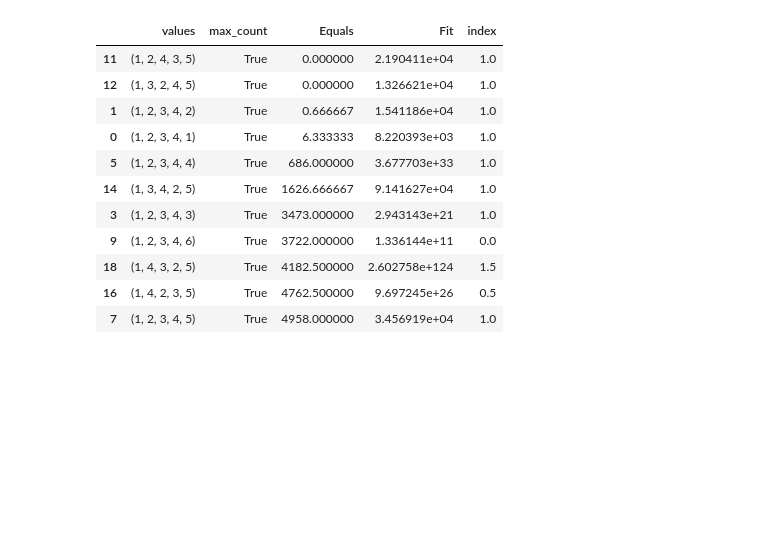
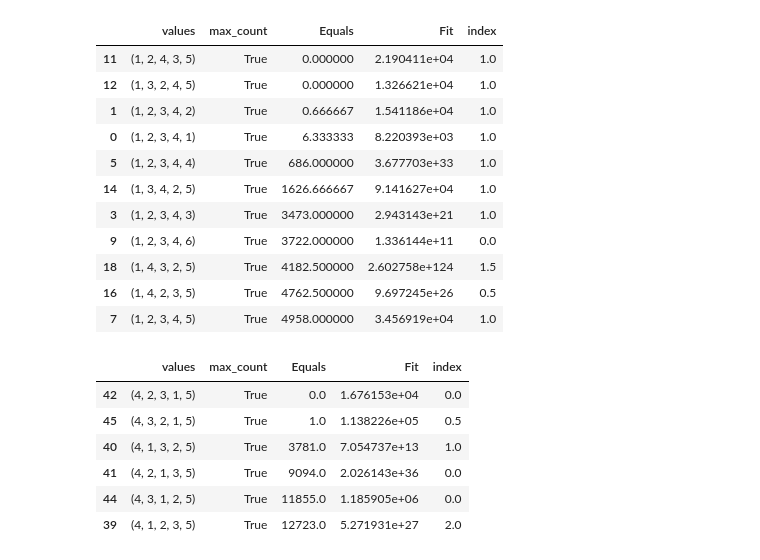
Before and after one commit to alzh9000/avida, a Jupyter notebook: cbuild_changed/work/results_plots.ipynb, the cells around one changed output. Drawn from its saved outputs; the diff is of its cells as text; code cells hidden in the pictures; blank space fills up the shorter version.

Commit message:
gdf[(gdf[max_count] == True) & (gdf['values'].apply(lambda tup: tup[0] == 1))]

```diff
--- a/cbuild_changed/work/results_plots.ipynb
+++ b/cbuild_changed/work/results_plots.ipynb
@@ -426,4 +426,12 @@ gdf[(gdf["max_count"] == True) & (gdf['values'].apply(lambda tup: tup[0] == 1))]
 | 16 | (1, 4, 2, 3, 5) | True | 4762.500000 | 9.697245e+26 | 0.5 |
 | 7 | (1, 2, 3, 4, 5) | True | 4958.000000 | 3.456919e+04 | 1.0 |
 # %%
-gdf[(gdf["max_count"] == True) & (gdf['values'].apply(lambda tup: tup[0] == 1))]
+gdf[(gdf["max_count"] == True) & (gdf['values'].apply(lambda tup: tup[0] == 4))]
+# %% [output]
+|  | values | max_count | Equals | Fit | index |
+| 42 | (4, 2, 3, 1, 5) | True | 0.0 | 1.676153e+04 | 0.0 |
+| 45 | (4, 3, 2, 1, 5) | True | 1.0 | 1.138226e+05 | 0.5 |
+| 40 | (4, 1, 3, 2, 5) | True | 3781.0 | 7.054737e+13 | 1.0 |
+| 41 | (4, 2, 1, 3, 5) | True | 9094.0 | 2.026143e+36 | 0.0 |
+| 44 | (4, 3, 1, 2, 5) | True | 11855.0 | 1.185905e+06 | 0.0 |
+| 39 | (4, 1, 2, 3, 5) | True | 12723.0 | 5.271931e+27 | 2.0 |
```
Also changed, not shown: 6 other files.
